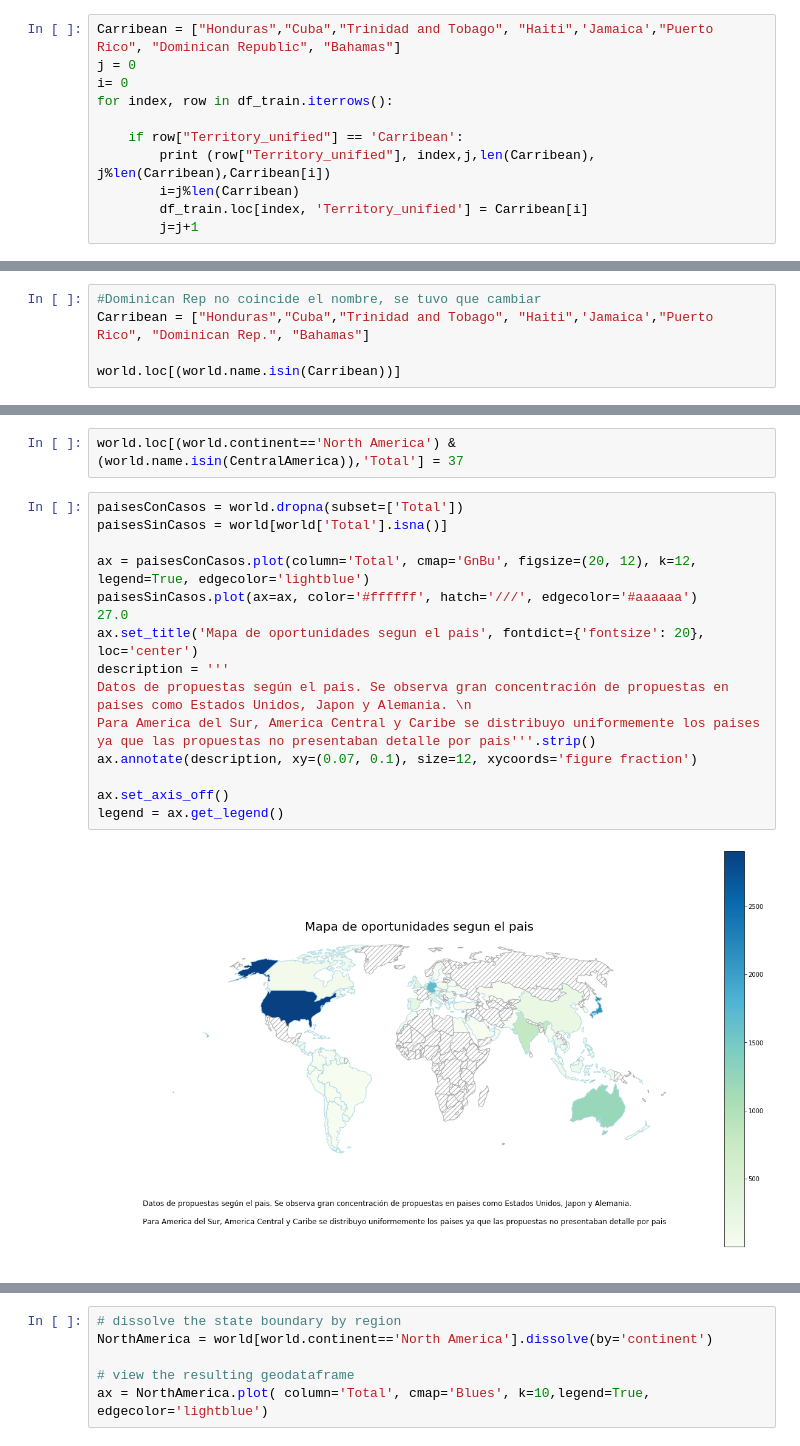
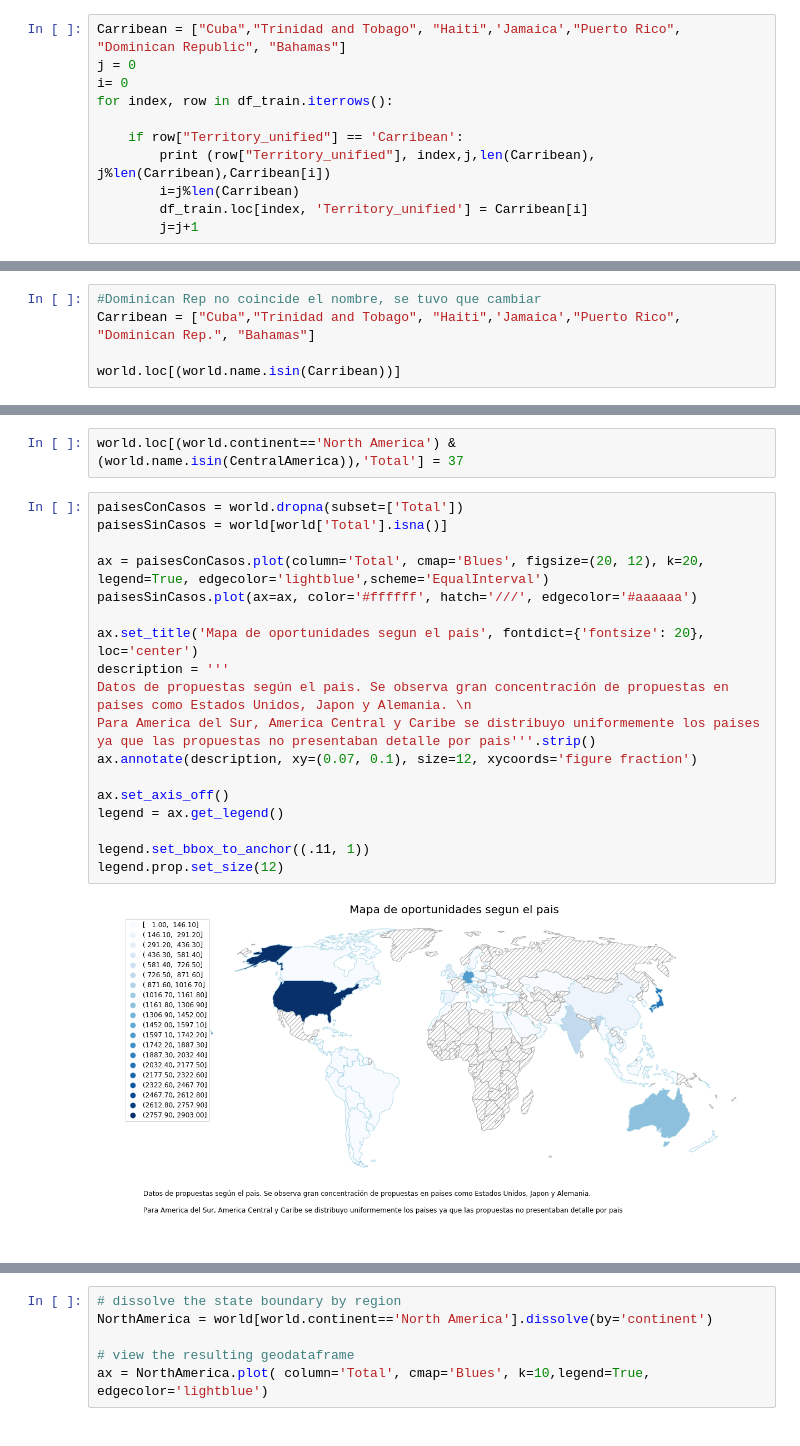
Before and after one commit to faristegui/tpdatos-2c-2020, a Jupyter notebook: tp1-cesar.ipynb, the cells around one changed output, grey strips where cells are left out. Cells and saved outputs as stored; diff of their text form.

```diff
--- a/tp1-cesar.ipynb
+++ b/tp1-cesar.ipynb
@@ -787,7 +787,7 @@ Territory
 Carribean    29
 Name: Territory, dtype: int64
 # %%
-Carribean = ["Honduras","Cuba","Trinidad and Tobago", "Haiti",'Jamaica',"Puerto Rico", "Dominican Republic", "Bahamas"]
+Carribean = ["Cuba","Trinidad and Tobago", "Haiti",'Jamaica',"Puerto Rico", "Dominican Republic", "Bahamas"]
 j = 0
 i= 0
 for index, row in df_train.iterrows():
@@ -1354,7 +1360,7 @@ world[world.continent=='South America']
 #### Correccion de casos totales en Carribean
 # %%
 #Dominican Rep no coincide el nombre, se tuvo que cambiar
-Carribean = ["Honduras","Cuba","Trinidad and Tobago", "Haiti",'Jamaica',"Puerto Rico", "Dominican Rep.", "Bahamas"]
+Carribean = ["Cuba","Trinidad and Tobago", "Haiti",'Jamaica',"Puerto Rico", "Dominican Rep.", "Bahamas"]
 
 world.loc[(world.name.isin(Carribean))]
 # %% [output]
@@ -1408,20 +1413,23 @@ world.loc[(world.continent=='North America') & (world.name.isin(CentralAmerica))
 # %%
 paisesConCasos = world.dropna(subset=['Total'])
 paisesSinCasos = world[world['Total'].isna()]
 
-ax = paisesConCasos.plot(column='Total', cmap='GnBu', figsize=(20, 12), k=12, legend=True, edgecolor='lightblue')
+ax = paisesConCasos.plot(column='Total', cmap='Blues', figsize=(20, 12), k=20, legend=True, edgecolor='lightblue',scheme='EqualInterval')
 paisesSinCasos.plot(ax=ax, color='#ffffff', hatch='///', edgecolor='#aaaaaa')
-27.0
+
 ax.set_title('Mapa de oportunidades segun el pais', fontdict={'fontsize': 20}, loc='center')
 description = '''
 Datos de propuestas según el pais. Se observa gran concentración de propuestas en paises como Estados Unidos, Japon y Alemania. \n
 Para America del Sur, America Central y Caribe se distribuyo uniformemente los paises ya que las propuestas no presentaban detalle por pais'''.strip()
 ax.annotate(description, xy=(0.07, 0.1), size=12, xycoords='figure fraction')
 
 ax.set_axis_off()
 legend = ax.get_legend()
+
+legend.set_bbox_to_anchor((.11, 1))
+legend.prop.set_size(12)
 # %% [output]
-[figure, old version]
+[figure, new version]
 # %%
 # dissolve the state boundary by region
 southAmerica = world[world.continent=='South America'].dissolve(by='continent')
```
Also changed, not shown: parts of 41 cells of this notebook.
